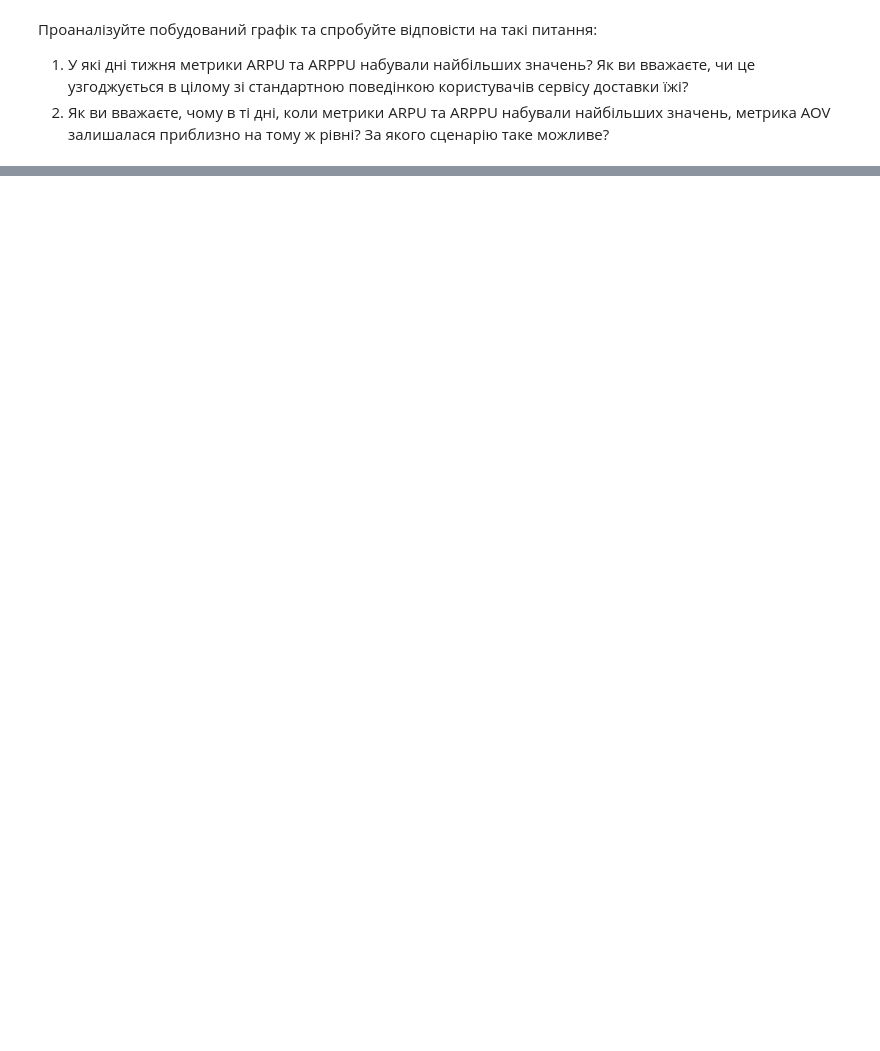
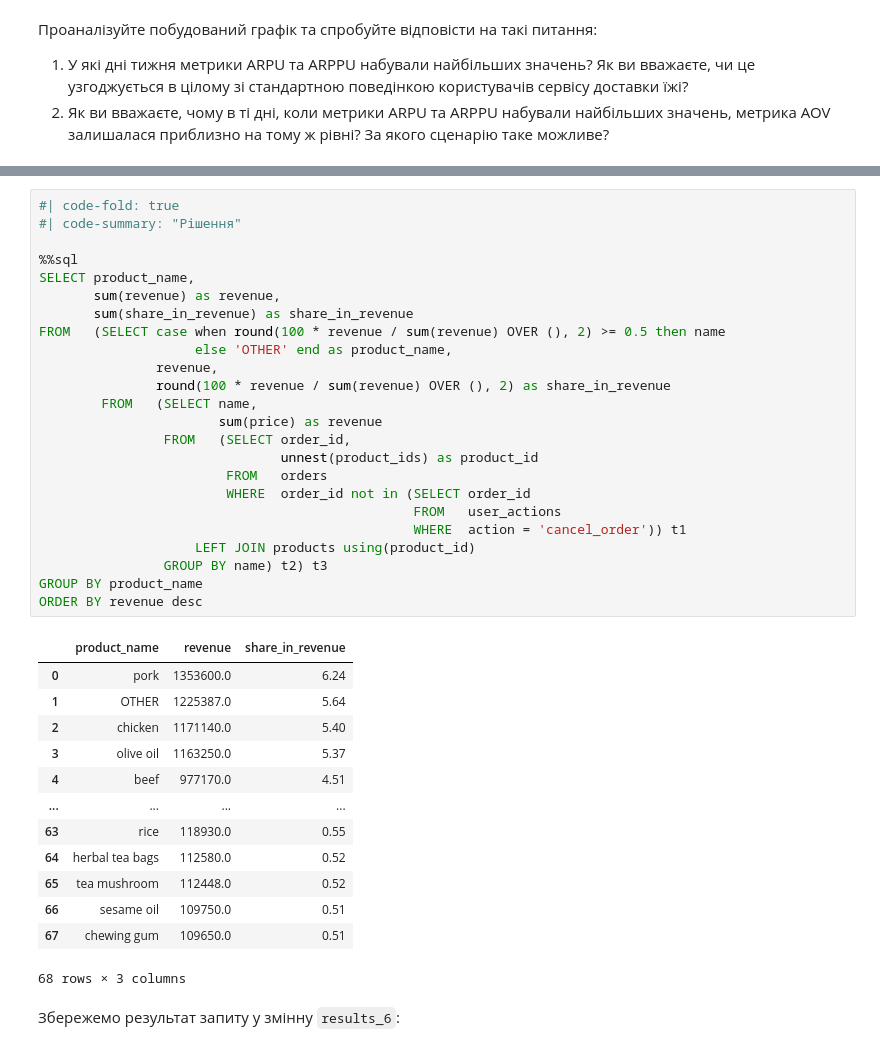
Before and after one commit to Aranaur/py4ds, a Jupyter notebook: sql_metrics.ipynb, the cells around one changed output, grey strips where cells are left out. Saved outputs shown, nothing was run; the diff lists cells and outputs as text; blank space fills up the shorter version.

```diff
--- a/sql_metrics.ipynb
+++ b/sql_metrics.ipynb
@@ -803,0 +830,40 @@ fig.show()
+# %%
+#| code-fold: true
+#| code-summary: "Рішення"
+
+%%sql
+SELECT product_name,
+       sum(revenue) as revenue,
+       sum(share_in_revenue) as share_in_revenue
+FROM   (SELECT case when round(100 * revenue / sum(revenue) OVER (), 2) >= 0.5 then name
+                    else 'OTHER' end as product_name,
+               revenue,
+               round(100 * revenue / sum(revenue) OVER (), 2) as share_in_revenue
+        FROM   (SELECT name,
+                       sum(price) as revenue
+                FROM   (SELECT order_id,
+                               unnest(product_ids) as product_id
+                        FROM   orders
+                        WHERE  order_id not in (SELECT order_id
+                                                FROM   user_actions
+                                                WHERE  action = 'cancel_order')) t1
+                    LEFT JOIN products using(product_id)
+                GROUP BY name) t2) t3
+GROUP BY product_name
+ORDER BY revenue desc
+# %% [output]
+|  | product_name | revenue | share_in_revenue |
+| 0 | pork | 1353600.0 | 6.24 |
+| 1 | OTHER | 1225387.0 | 5.64 |
+| 2 | chicken | 1171140.0 | 5.40 |
+| 3 | olive oil | 1163250.0 | 5.37 |
+| 4 | beef | 977170.0 | 4.51 |
+| ... | ... | ... | ... |
+| 63 | rice | 118930.0 | 0.55 |
+| 64 | herbal tea bags | 112580.0 | 0.52 |
+| 65 | tea mushroom | 112448.0 | 0.52 |
+| 66 | sesame oil | 109750.0 | 0.51 |
+| 67 | chewing gum | 109650.0 | 0.51 |
+68 rows × 3 columns
+# %% [markdown]
+Збережемо результат запиту у змінну `results_6`:
```
Also changed, not shown: parts of 35 cells of this notebook, 2 other files.
